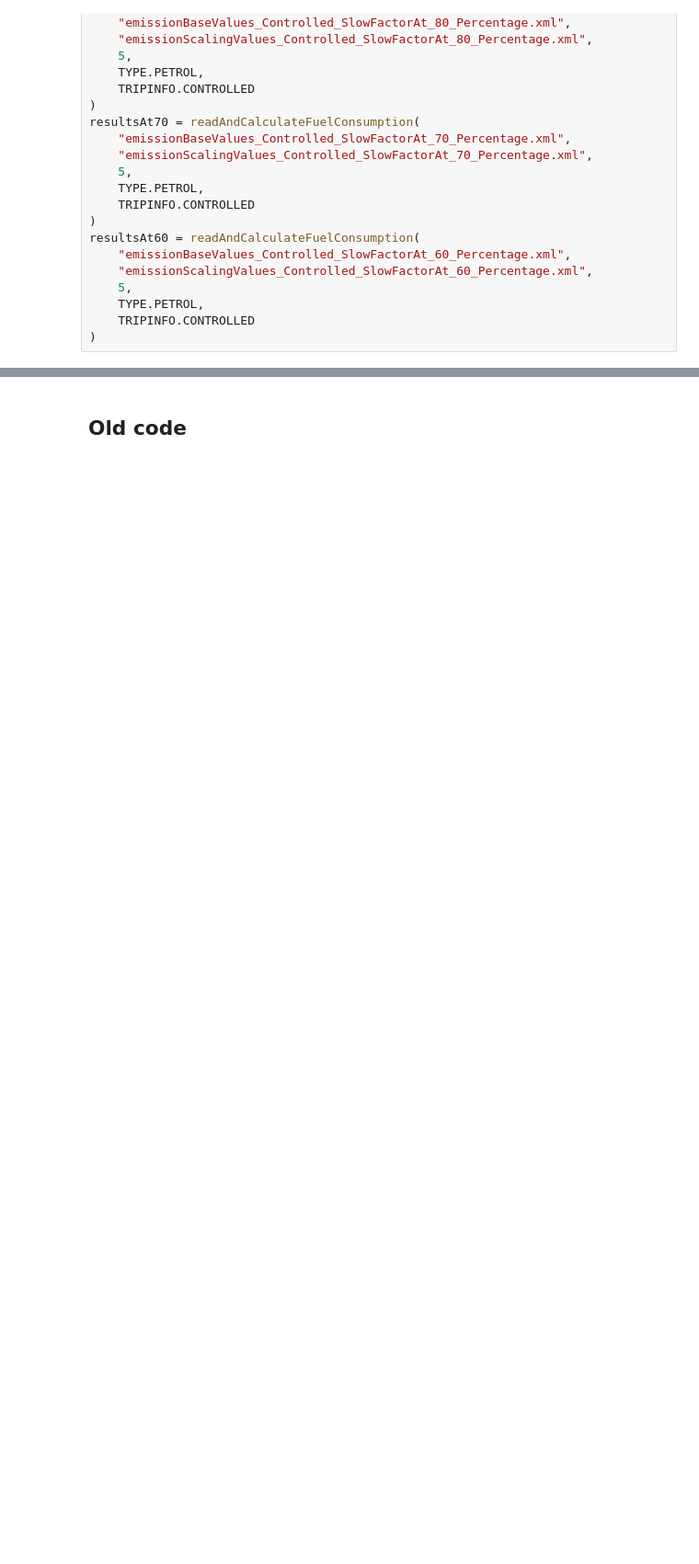
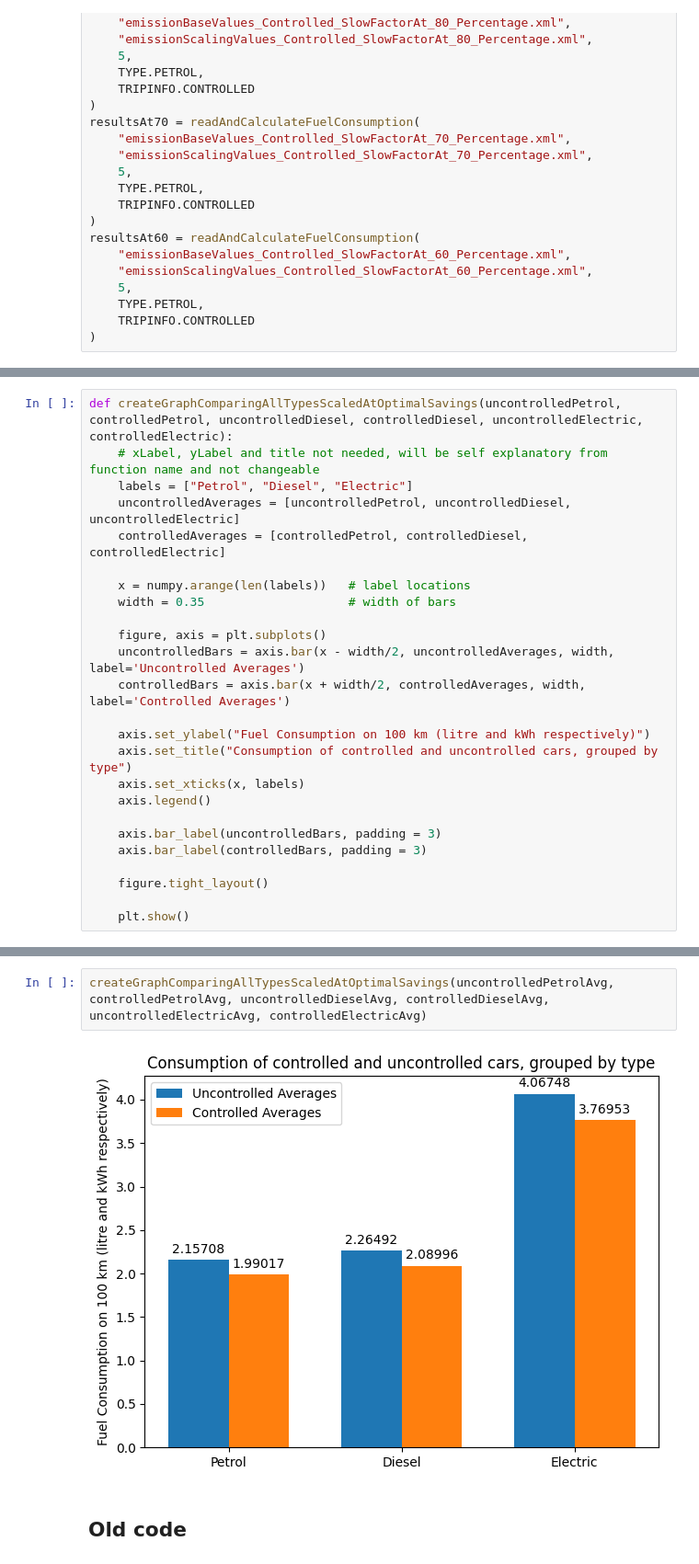
Before and after one commit to ValentBarnabas/PlatooningSolutionsForSelfDrivingVehicles, a Jupyter notebook: FuelConstumptionCalculator.ipynb, the cells around one changed output, grey strips where cells are left out. Shown at 92% size. Saved outputs shown, nothing was run; the diff lists cells and outputs as text; blank space fills up the shorter version.

```diff
--- a/FuelConstumptionCalculator.ipynb
+++ b/FuelConstumptionCalculator.ipynb
@@ -419,0 +440,25 @@ printComparisonGraph(
+# %%
+def createGraphComparingAllTypesScaledAtOptimalSavings(uncontrolledPetrol, controlledPetrol, uncontrolledDiesel, controlledDiesel, uncontrolledElectric, controlledElectric):
+    # xLabel, yLabel and title not needed, will be self explanatory from function name and not changeable
+    labels = ["Petrol", "Diesel", "Electric"]
+    uncontrolledAverages = [uncontrolledPetrol, uncontrolledDiesel, uncontrolledElectric]
+    controlledAverages = [controlledPetrol, controlledDiesel, controlledElectric]
+
+    x = numpy.arange(len(labels))   # label locations
+    width = 0.35                    # width of bars
+
+    figure, axis = plt.subplots()
+    uncontrolledBars = axis.bar(x - width/2, uncontrolledAverages, width, label='Uncontrolled Averages')
+    controlledBars = axis.bar(x + width/2, controlledAverages, width, label='Controlled Averages')
+
+    axis.set_ylabel("Fuel Consumption on 100 km (litre and kWh respectively)")
+    axis.set_title("Consumption of controlled and uncontrolled cars, grouped by type")
+    axis.set_xticks(x, labels)
+    axis.legend()
+
+    axis.bar_label(uncontrolledBars, padding = 3)
+    axis.bar_label(controlledBars, padding = 3)
+
+    figure.tight_layout()
+
+    plt.show()
@@ -420,3 +515,7 @@ printComparisonGraph(
+# %%
+createGraphComparingAllTypesScaledAtOptimalSavings(uncontrolledPetrolAvg, controlledPetrolAvg, uncontrolledDieselAvg, controlledDieselAvg, uncontrolledElectricAvg, controlledElectricAvg)
+# %% [output]
+[figure, added]
 # %% [markdown]
 ## Old code
 # %%
```
Also changed, not shown: parts of 14 cells of this notebook.
